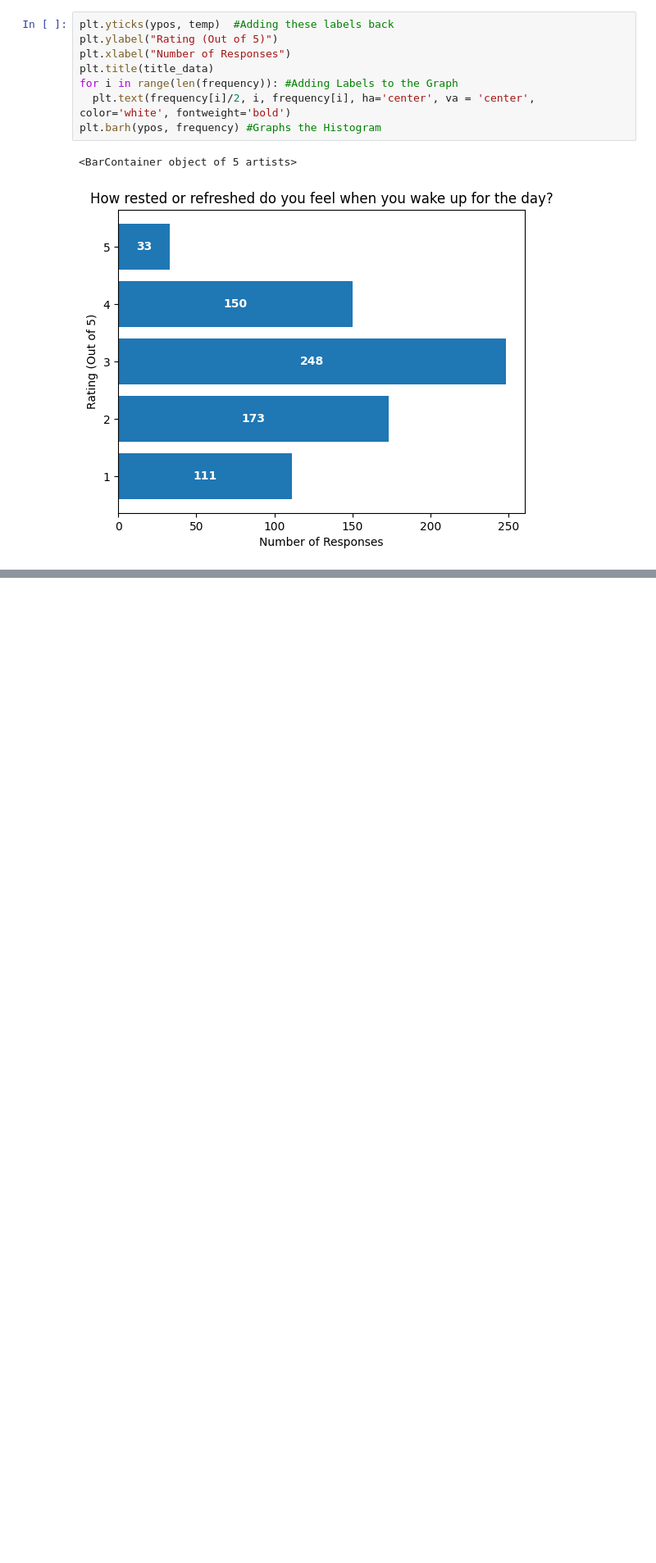
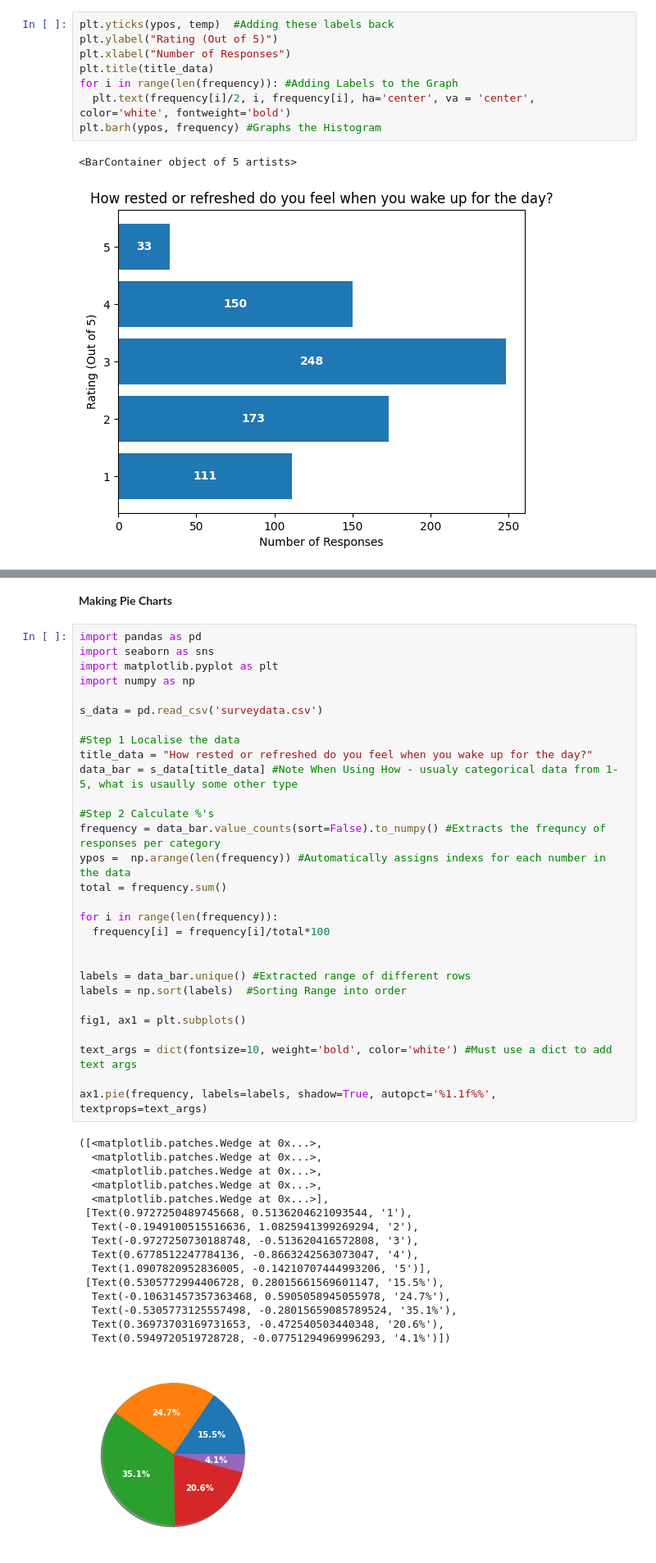
Before and after one commit to Macindaw/Intern-Project, a Jupyter notebook: Reporduce_Graphs.ipynb, the cells around one changed output, grey strips where cells are left out. Shown at 82% size. Cells and saved outputs as stored; diff of their text form; blank space fills up the shorter version.

```diff
--- a/Reporduce_Graphs.ipynb
+++ b/Reporduce_Graphs.ipynb
@@ -110,0 +112,48 @@ plt.show
+# %% [markdown]
+**Making Pie Charts**
+# %%
+import pandas as pd
+import seaborn as sns
+import matplotlib.pyplot as plt
+import numpy as np
+
+s_data = pd.read_csv('surveydata.csv')
+
+#Step 1 Localise the data
+title_data = "How rested or refreshed do you feel when you wake up for the day?"
+data_bar = s_data[title_data] #Note When Using How - usualy categorical data from 1-5, what is usaully some other type
+
+#Step 2 Calculate %'s
+frequency = data_bar.value_counts(sort=False).to_numpy() #Extracts the frequncy of responses per category
+ypos =  np.arange(len(frequency)) #Automatically assigns indexs for each number in the data
+total = frequency.sum()
+
+for i in range(len(frequency)):
+  frequency[i] = frequency[i]/total*100
+
+
+labels = data_bar.unique() #Extracted range of different rows
+labels = np.sort(labels)  #Sorting Range into order
+
+fig1, ax1 = plt.subplots()
+
+text_args = dict(fontsize=10, weight='bold', color='white') #Must use a dict to add text args
+
+ax1.pie(frequency, labels=labels, shadow=True, autopct='%1.1f%%', textprops=text_args)
+# %% [output]
+([<matplotlib.patches.Wedge at 0x...>,
+  <matplotlib.patches.Wedge at 0x...>,
+  <matplotlib.patches.Wedge at 0x...>,
+  <matplotlib.patches.Wedge at 0x...>,
+  <matplotlib.patches.Wedge at 0x...>],
+ [Text(0.9727250489745668, 0.5136204621093544, '1'),
+  Text(-0.1949100515516636, 1.0825941399269294, '2'),
+  Text(-0.9727250730188748, -0.513620416572808, '3'),
+  Text(0.6778512247784136, -0.8663242563073047, '4'),
+  Text(1.0907820952836005, -0.14210707444993206, '5')],
+ [Text(0.5305772994406728, 0.28015661569601147, '15.5%'),
+  Text(-0.10631457357363468, 0.5905058945055978, '24.7%'),
+  Text(-0.5305773125557498, -0.28015659085789524, '35.1%'),
+  Text(0.36973703169731653, -0.472540503440348, '20.6%'),
+  Text(0.5949720519728728, -0.07751294969996293, '4.1%')])
+[figure, added]
```
Also changed, not shown: parts of 1 cell of this notebook.
